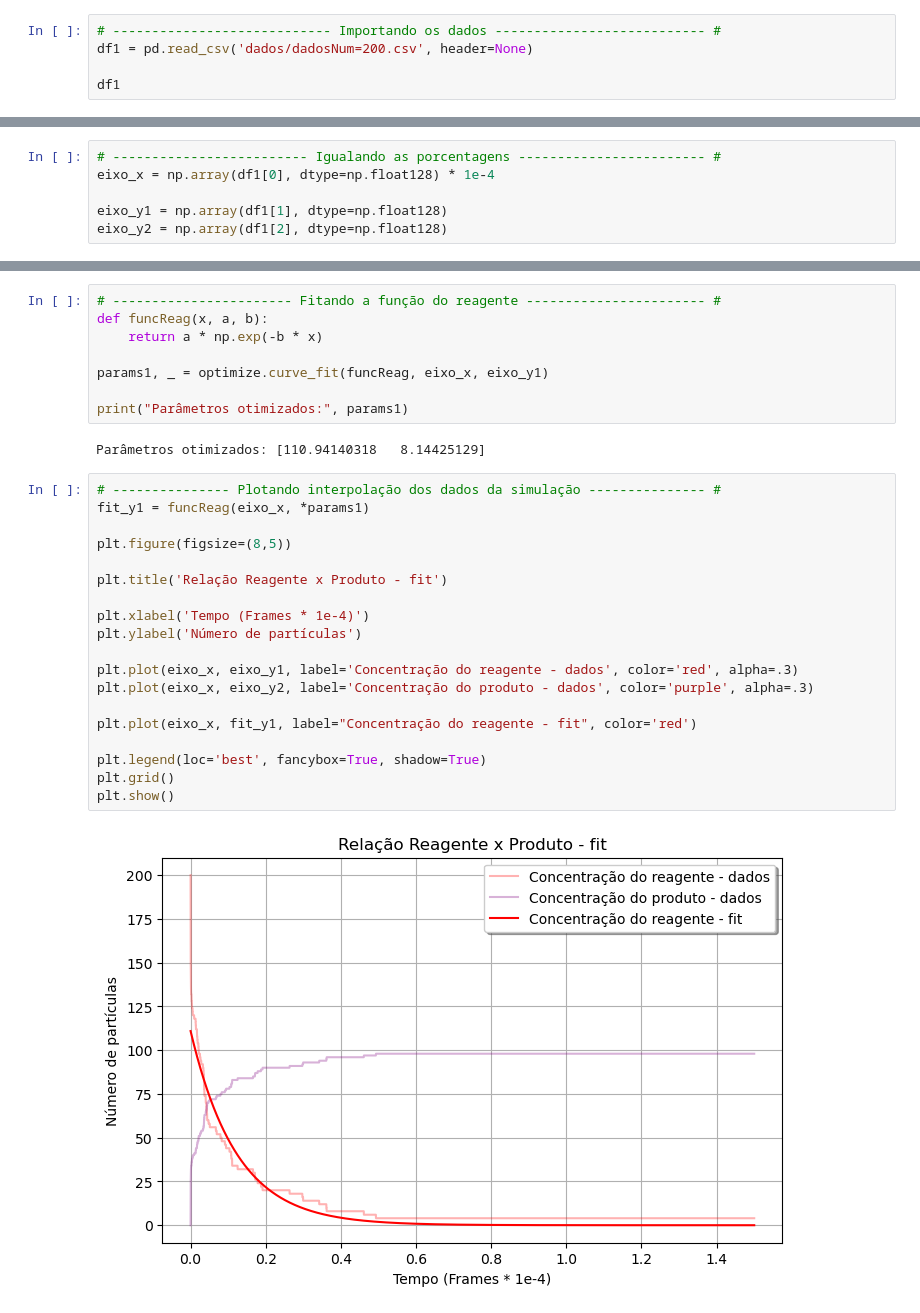
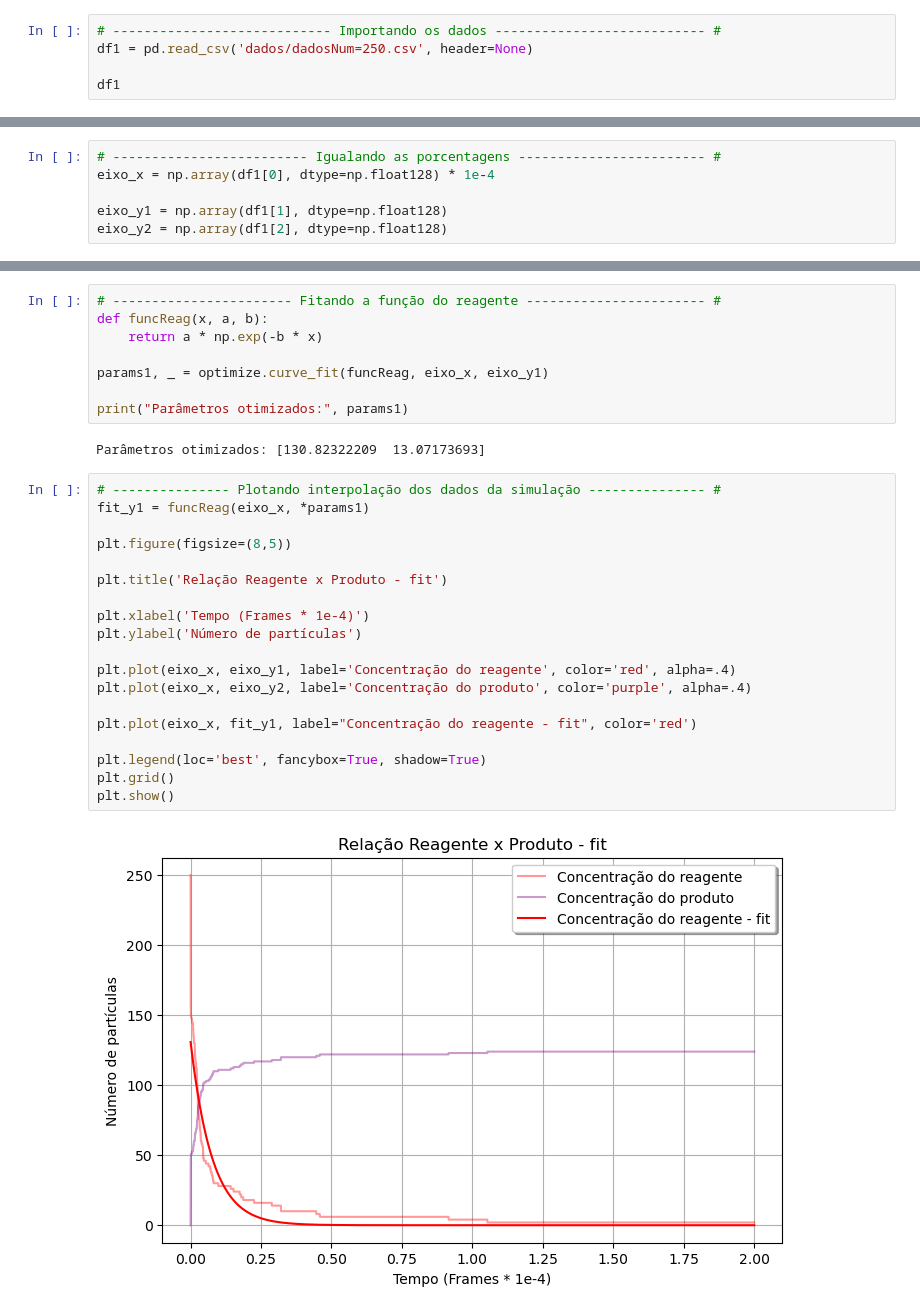
Before and after one commit to alicevk/cinetica-quimica, a Jupyter notebook: analiseGraficos.ipynb, the cells around one changed output, grey strips where cells are left out. Drawn from its saved outputs; the diff is of its cells as text.

```diff
--- a/analiseGraficos.ipynb
+++ b/analiseGraficos.ipynb
@@ -6,7 +6,7 @@ import matplotlib.pyplot as plt
 from scipy import optimize
 # %%
 # ---------------------------- Importando os dados --------------------------- #
-df1 = pd.read_csv('dados/dadosNum=200.csv', header=None)
+df1 = pd.read_csv('dados/dadosNum=250.csv', header=None)
 
 df1
 # %% [output]
@@ -55,28 +55,28 @@ params1, _ = optimize.curve_fit(funcReag, eixo_x, eixo_y1)
 
 print("Parâmetros otimizados:", params1)
 # %% [output]
-Parâmetros otimizados: [110.94140318   8.14425129]
+Parâmetros otimizados: [130.82322209  13.07173693]
 # %%
 # --------------- Plotando interpolação dos dados da simulação --------------- #
 fit_y1 = funcReag(eixo_x, *params1)
 
 plt.figure(figsize=(8,5))
 
 plt.title('Relação Reagente x Produto - fit')
 
 plt.xlabel('Tempo (Frames * 1e-4)')
 plt.ylabel('Número de partículas')
 
-plt.plot(eixo_x, eixo_y1, label='Concentração do reagente - dados', color='red', alpha=.3)
-plt.plot(eixo_x, eixo_y2, label='Concentração do produto - dados', color='purple', alpha=.3)
+plt.plot(eixo_x, eixo_y1, label='Concentração do reagente', color='red', alpha=.4)
+plt.plot(eixo_x, eixo_y2, label='Concentração do produto', color='purple', alpha=.4)
 
 plt.plot(eixo_x, fit_y1, label="Concentração do reagente - fit", color='red')
 
 plt.legend(loc='best', fancybox=True, shadow=True)
 plt.grid()
 plt.show()
 # %% [output]
-[figure, old version]
+[figure, new version]
 # %%
 # ------- Analisando os três gráficos para determinar a ordem de reação ------ #
 ordem0 = fit_y1
```
Also changed, not shown: parts of 3 cells of this notebook.
